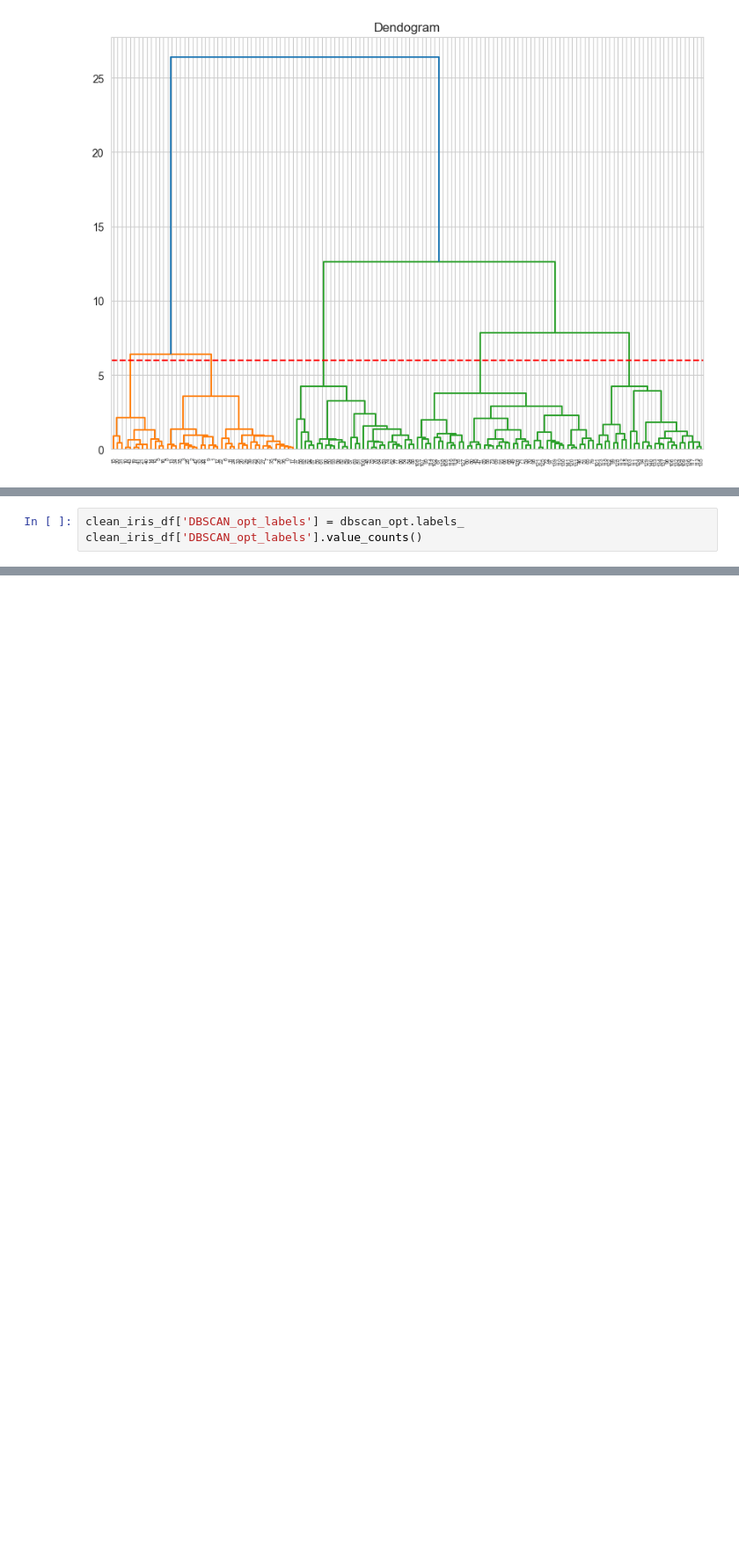
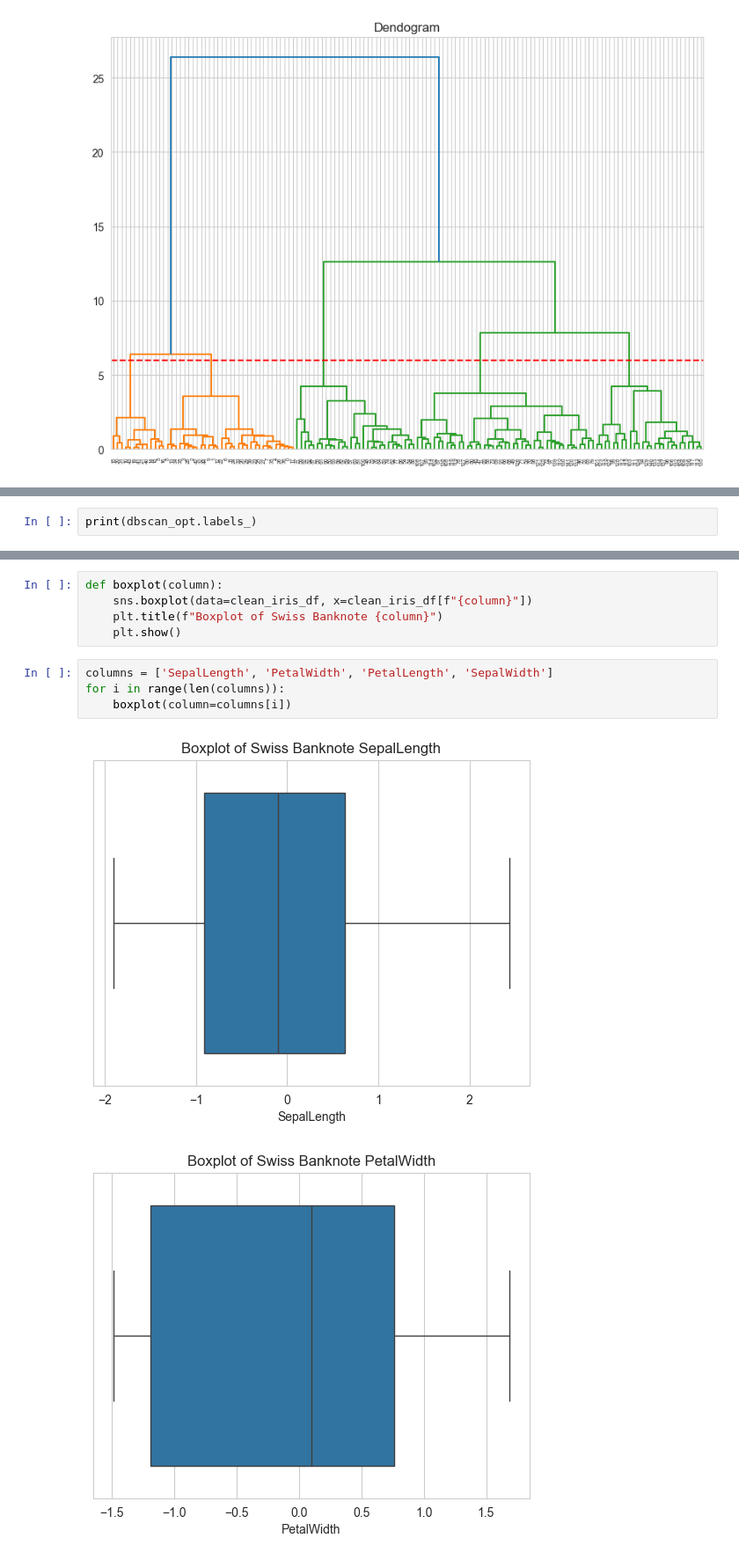
Before and after one commit to KrishnanditoLksn/MachineLearning_101, a Jupyter notebook: praktikkum/pertemuan3/iris_klastering.ipynb, the cells around one changed output, grey strips where cells are left out. Shown: that part at 88% size. Cells and saved outputs as stored; diff of their text form; blank space fills up the shorter version.

```diff
--- a/praktikkum/pertemuan3/iris_klastering.ipynb
+++ b/praktikkum/pertemuan3/iris_klastering.ipynb
@@ -520,6 +526,5 @@ dbscan_opt
 # %% [output]
 DBSCAN(min_samples=3)
 # %%
-clean_iris_df['DBSCAN_opt_labels'] = dbscan_opt.labels_
-clean_iris_df['DBSCAN_opt_labels'].value_counts()
+print(dbscan_opt.labels_)
 # %% [output]
@@ -530,0 +537,12 @@ Name: count, dtype: int64
+# %%
+def boxplot(column):
+    sns.boxplot(data=clean_iris_df, x=clean_iris_df[f"{column}"])
+    plt.title(f"Boxplot of Swiss Banknote {column}")
+    plt.show()
+# %%
+columns = ['SepalLength', 'PetalWidth', 'PetalLength', 'SepalWidth']
+for i in range(len(columns)):
+    boxplot(column=columns[i])
+# %% [output]
+[figure, added]
+[figure, added]
```
Also changed, not shown: parts of 32 cells of this notebook.
